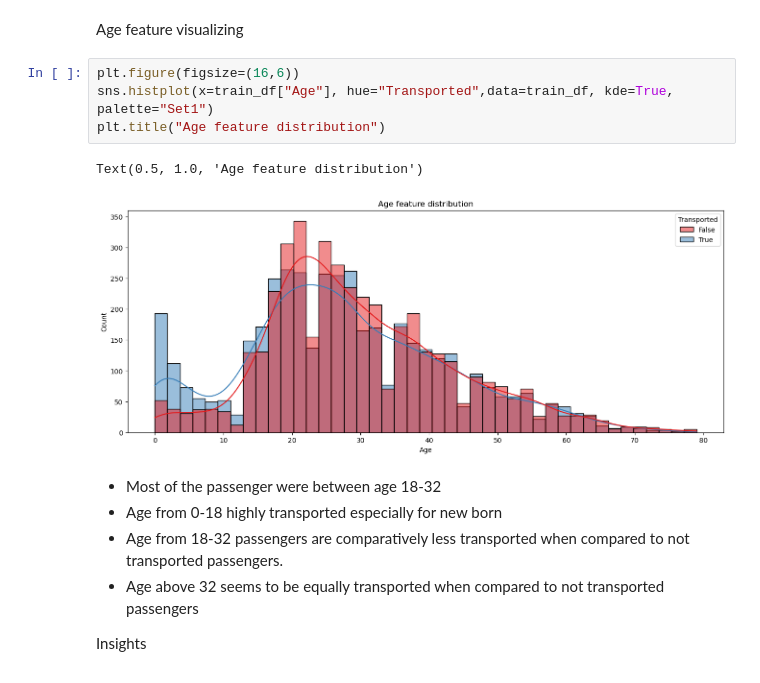
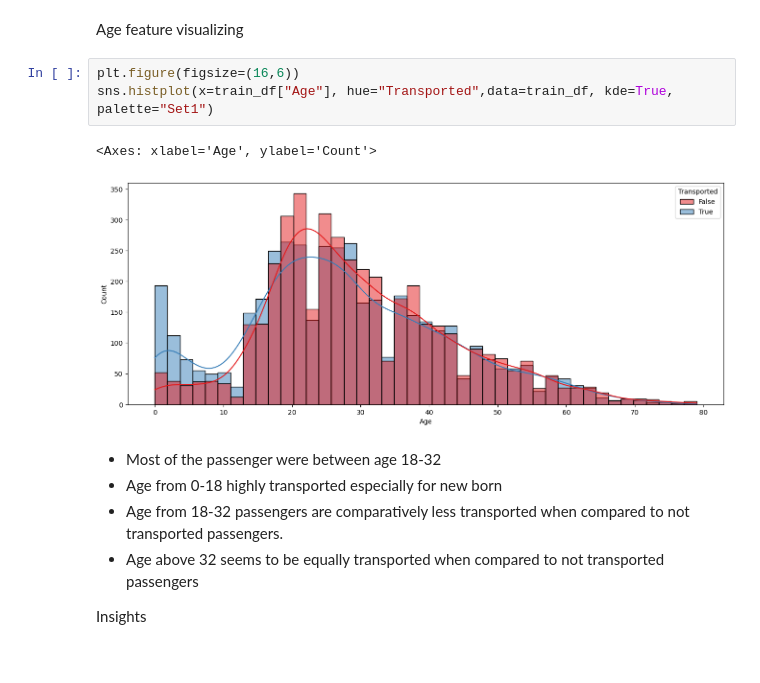
Before and after one commit to ColinAlAskA/Projet_ENSIIE_Apprentissage_Automatique, a Jupyter notebook: ml.ipynb, the cells around one changed output. Saved outputs shown, nothing was run; the diff lists cells and outputs as text.

```diff
--- a/ml.ipynb
+++ b/ml.ipynb
@@ -161,10 +161,9 @@ Age feature visualizing
 # %%
 plt.figure(figsize=(16,6))
 sns.histplot(x=train_df["Age"], hue="Transported",data=train_df, kde=True,  palette="Set1")
-plt.title("Age feature distribution")
 # %% [output]
-Text(0.5, 1.0, 'Age feature distribution')
+<Axes: xlabel='Age', ylabel='Count'>
-[figure, old version]
+[figure, new version]
 # %% [markdown]
 * Most of the passenger were between age 18-32
 * Age from 0-18 highly transported especially for new born
```
Also changed, not shown: parts of 2 cells of this notebook, 4 other files.
